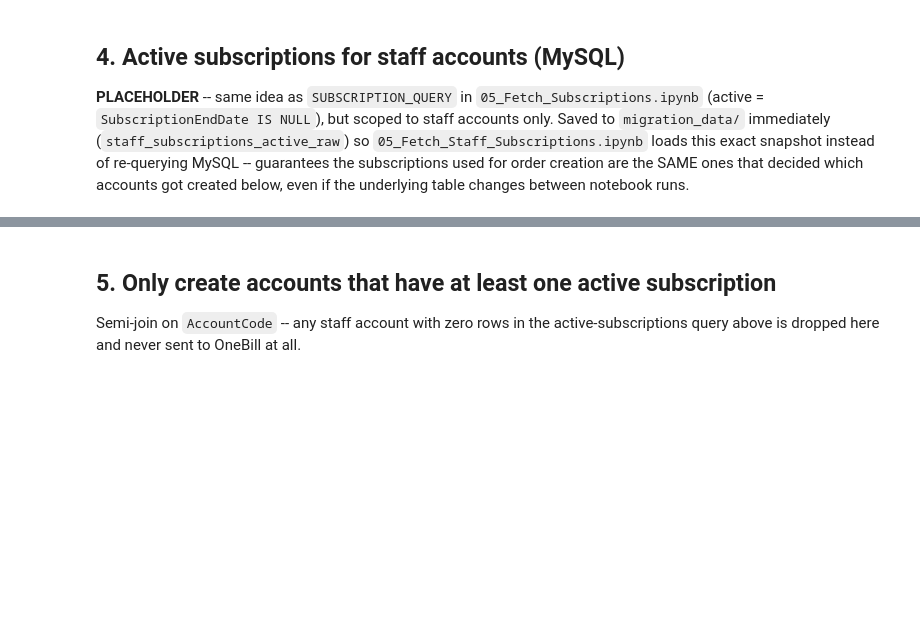
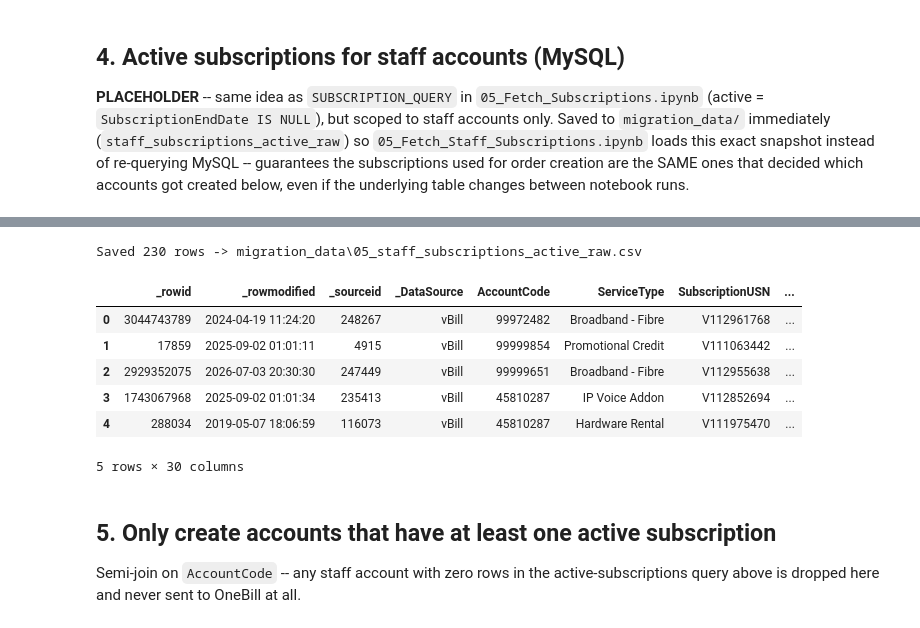
Before and after one commit to kagna-voyager/windmill-onebill, a Jupyter notebook: Staff Migration/04_Create_Staff_Accounts.ipynb, the cells around one changed output, grey strips where cells are left out. Drawn from its saved outputs; the diff is of its cells as text; code cells hidden in the pictures; blank space fills up the shorter version.

Commit message:
staff failed migration

```diff
--- a/Staff Migration/04_Create_Staff_Accounts.ipynb
+++ b/Staff Migration/04_Create_Staff_Accounts.ipynb
@@ -185,16 +206,22 @@ accounts got created below, even if the underlying table changes between
 notebook runs.
 # %%
 STAFF_ACTIVE_SUBSCRIPTIONS_QUERY = """
-SELECT * FROM bi_datastore.billing_subscription
-WHERE _DataSource = 'vBill'
-AND SubscriptionEndDate IS NULL
-AND AccountCode IN (
-    -- TODO: same staff condition as STAFF_ACCOUNT_QUERY above, applied to
-    -- billing_account, e.g.:
-    -- SELECT AccountCode FROM bi_datastore.billing_account
-    -- WHERE _DataSource = 'vBill' AND AccountType = 'Staff'
-    SELECT AccountCode FROM bi_datastore.billing_account WHERE 1 = 0
-)
+SELECT
+	subs.*
+FROM
+	bi_datastore.billing_subscription subs
+LEFT JOIN
+	bi_datastore.billing_account acct
+ON
+	subs.AccountCode = acct.AccountCode
+WHERE
+	subs._DataSource = 'vBill'
+AND
+	subs.SubscriptionEndDate IS NULL
+AND
+	acct.AccountType = 'Staff'
+ORDER BY
+	RAND();
 """.strip()
 
 df_staff_subscriptions_active = pd.read_sql(STAFF_ACTIVE_SUBSCRIPTIONS_QUERY, con=engine)
@@ -202,3 +229,4 @@ logger.info(f"Loaded {len(df_staff_subscriptions_active):,} active staff subscri
 
 save_df("staff_subscriptions_active_raw", df_staff_subscriptions_active)
 df_staff_subscriptions_active.head()
+# %% [output]
@@ -205,3 +234,11 @@ df_staff_subscriptions_active.head()
+Saved 230 rows -> migration_data\05_staff_subscriptions_active_raw.csv
+|  | _rowid | _rowmodified | _sourceid | _DataSource | AccountCode | ServiceType | SubscriptionUSN | ... |
+| 0 | 3044743789 | 2024-04-19 11:24:20 | 248267 | vBill | 99972482 | Broadband - Fibre | V112961768 | ... |
+| 1 | 17859 | 2025-09-02 01:01:11 | 4915 | vBill | 99999854 | Promotional Credit | V111063442 | ... |
+| 2 | 2929352075 | 2026-07-03 20:30:30 | 247449 | vBill | 99999651 | Broadband - Fibre | V112955638 | ... |
+| 3 | 1743067968 | 2025-09-02 01:01:34 | 235413 | vBill | 45810287 | IP Voice Addon | V112852694 | ... |
+| 4 | 288034 | 2019-05-07 18:06:59 | 116073 | vBill | 45810287 | Hardware Rental | V111975470 | ... |
+5 rows × 30 columns
 # %% [markdown]
 ## 5. Only create accounts that have at least one active subscription
 
```
Also changed, not shown: parts of 8 cells of this notebook, 3 other files.
